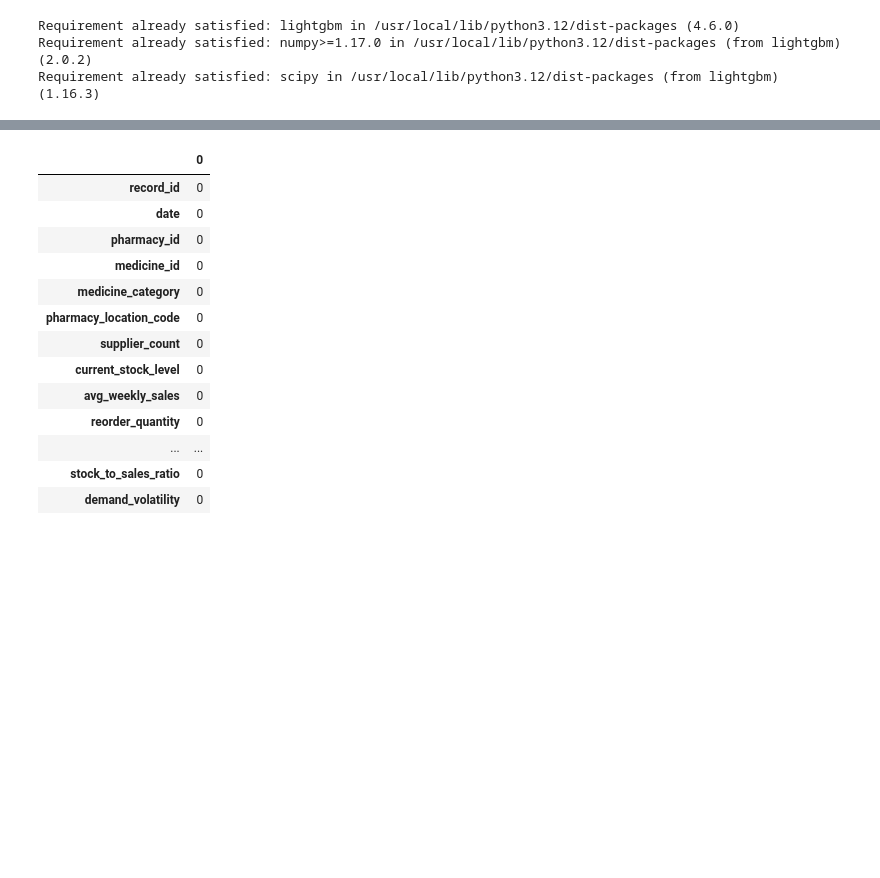
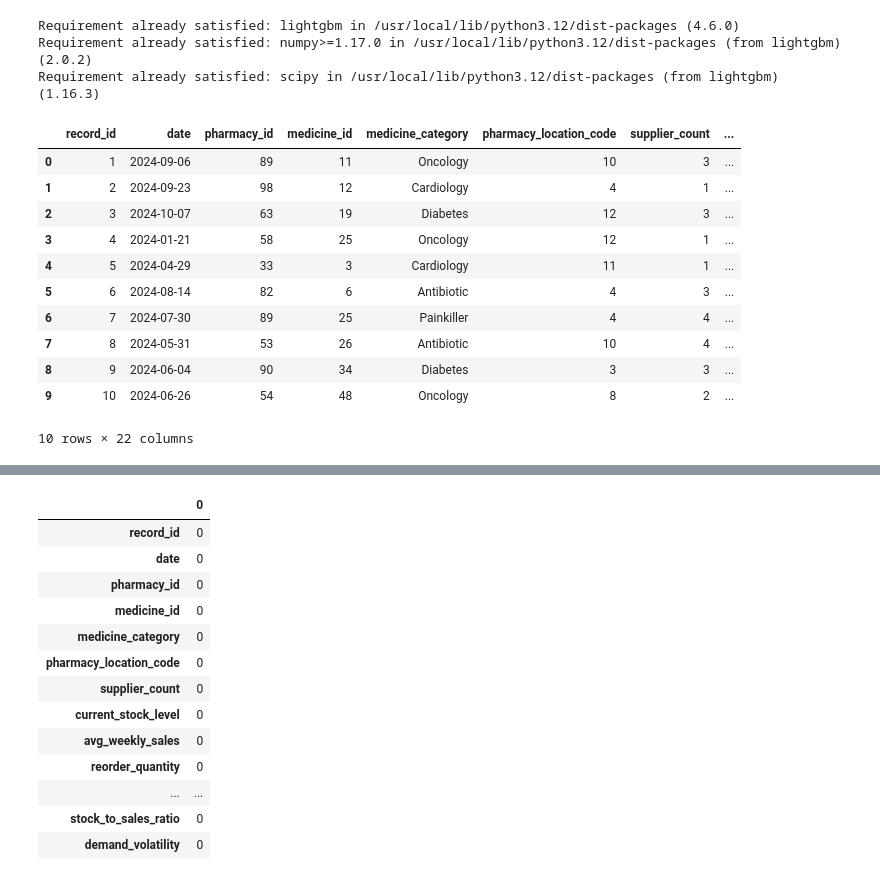
Before and after one commit to noureen777/Prediction_of_Medicine_Stock-Out_Risk, a Jupyter notebook: Noureen/ML_Models/LightGBM_Model.ipynb, the cells around one changed output, grey strips where cells are left out. Saved outputs shown, nothing was run; the diff lists cells and outputs as text; code cells hidden in the pictures; blank space fills up the shorter version.

```diff
--- a/Noureen/ML_Models/LightGBM_Model.ipynb
+++ b/Noureen/ML_Models/LightGBM_Model.ipynb
@@ -24,3 +24,18 @@ df = pd.read_csv("pharmacy_dataset_improved_v2.csv")
 
 # Convert date to datetime
 df["date"] = pd.to_datetime(df["date"])
+# %%
+df.head(10)
+# %% [output]
+|  | record_id | date | pharmacy_id | medicine_id | medicine_category | pharmacy_location_code | supplier_count | ... |
+| 0 | 1 | 2024-09-06 | 89 | 11 | Oncology | 10 | 3 | ... |
+| 1 | 2 | 2024-09-23 | 98 | 12 | Cardiology | 4 | 1 | ... |
+| 2 | 3 | 2024-10-07 | 63 | 19 | Diabetes | 12 | 3 | ... |
+| 3 | 4 | 2024-01-21 | 58 | 25 | Oncology | 12 | 1 | ... |
+| 4 | 5 | 2024-04-29 | 33 | 3 | Cardiology | 11 | 1 | ... |
+| 5 | 6 | 2024-08-14 | 82 | 6 | Antibiotic | 4 | 3 | ... |
+| 6 | 7 | 2024-07-30 | 89 | 25 | Painkiller | 4 | 4 | ... |
+| 7 | 8 | 2024-05-31 | 53 | 26 | Antibiotic | 10 | 4 | ... |
+| 8 | 9 | 2024-06-04 | 90 | 34 | Diabetes | 3 | 3 | ... |
+| 9 | 10 | 2024-06-26 | 54 | 48 | Oncology | 8 | 2 | ... |
+10 rows × 22 columns
```
Also changed, not shown: parts of 14 cells of this notebook.
